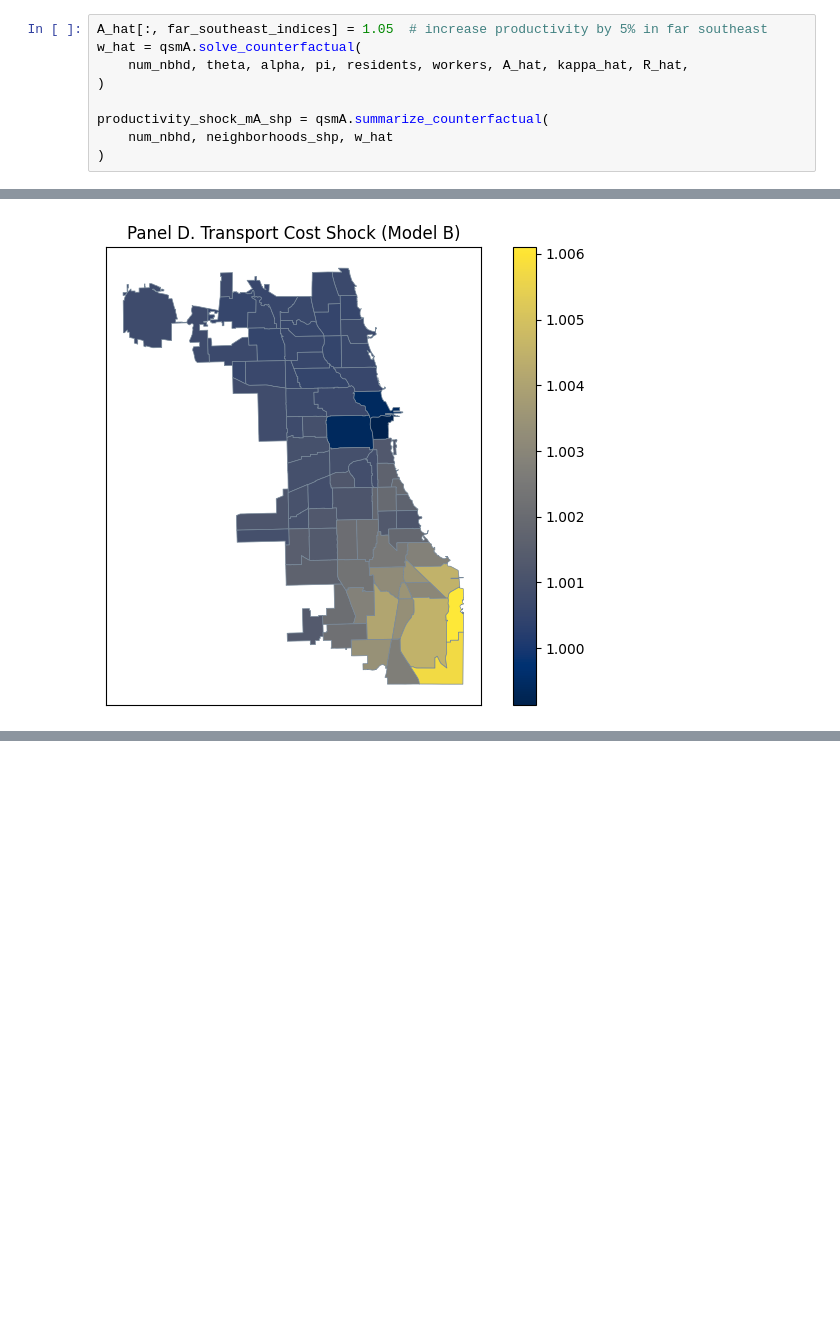
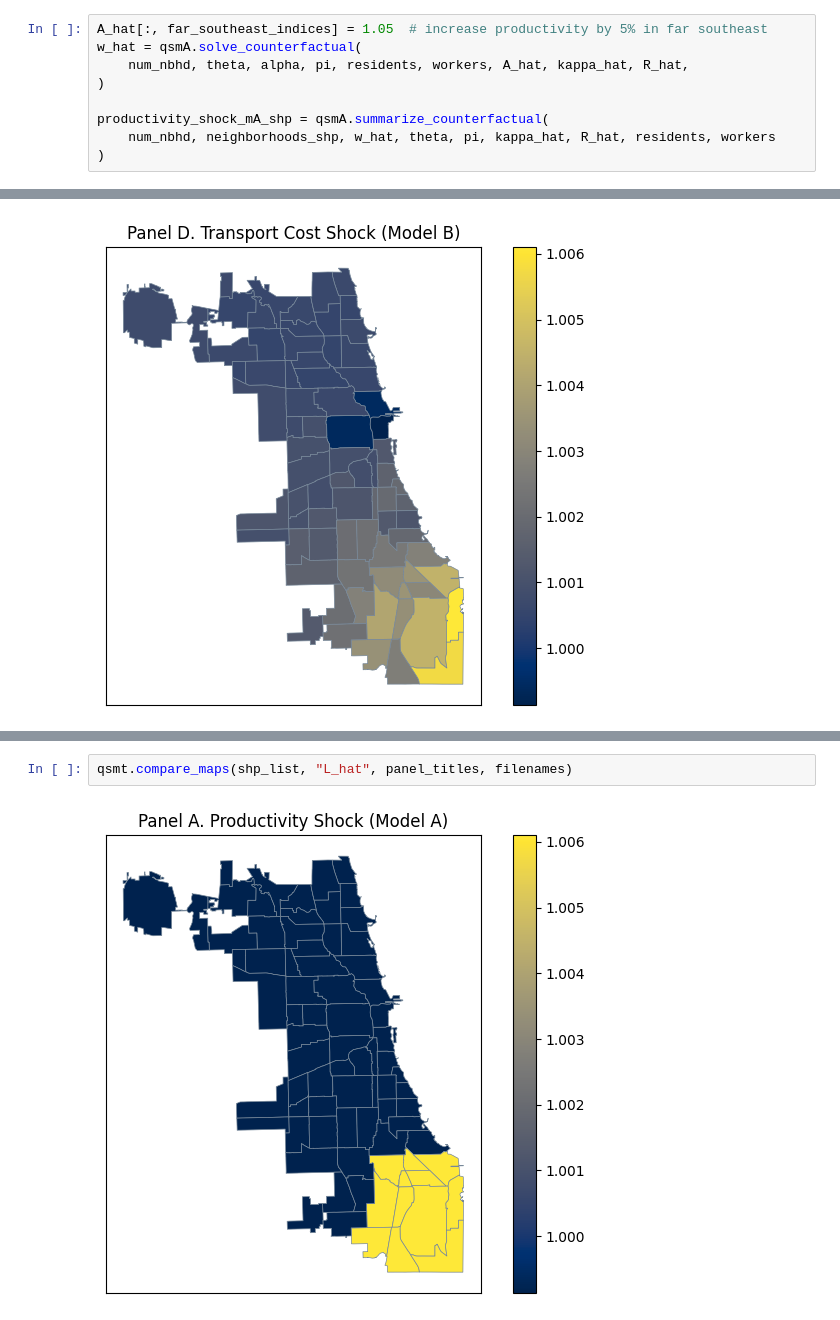
Before and after one commit to connachermurphy/qsm-chicago, a Jupyter notebook: analysis/qsm_implementation.ipynb, the cells around one changed output, grey strips where cells are left out. Saved outputs shown, nothing was run; the diff lists cells and outputs as text; blank space fills up the shorter version.

```diff
--- a/analysis/qsm_implementation.ipynb
+++ b/analysis/qsm_implementation.ipynb
@@ -158,7 +158,7 @@ w_hat = qsmA.solve_counterfactual(
 )
 
 productivity_shock_mA_shp = qsmA.summarize_counterfactual(
-    num_nbhd, neighborhoods_shp, w_hat
+    num_nbhd, neighborhoods_shp, w_hat, theta, pi, kappa_hat, R_hat, residents, workers
 )
 # %% [output]
 Step 0 error: 0.1297263219
@@ -538,0 +390,4 @@ qsmt.compare_maps(shp_list, "w_hat", panel_titles, filenames)
+# %%
+qsmt.compare_maps(shp_list, "L_hat", panel_titles, filenames)
+# %% [output]
+[figure, added]
```
Also changed, not shown: parts of 16 cells of this notebook, 30 other files.
